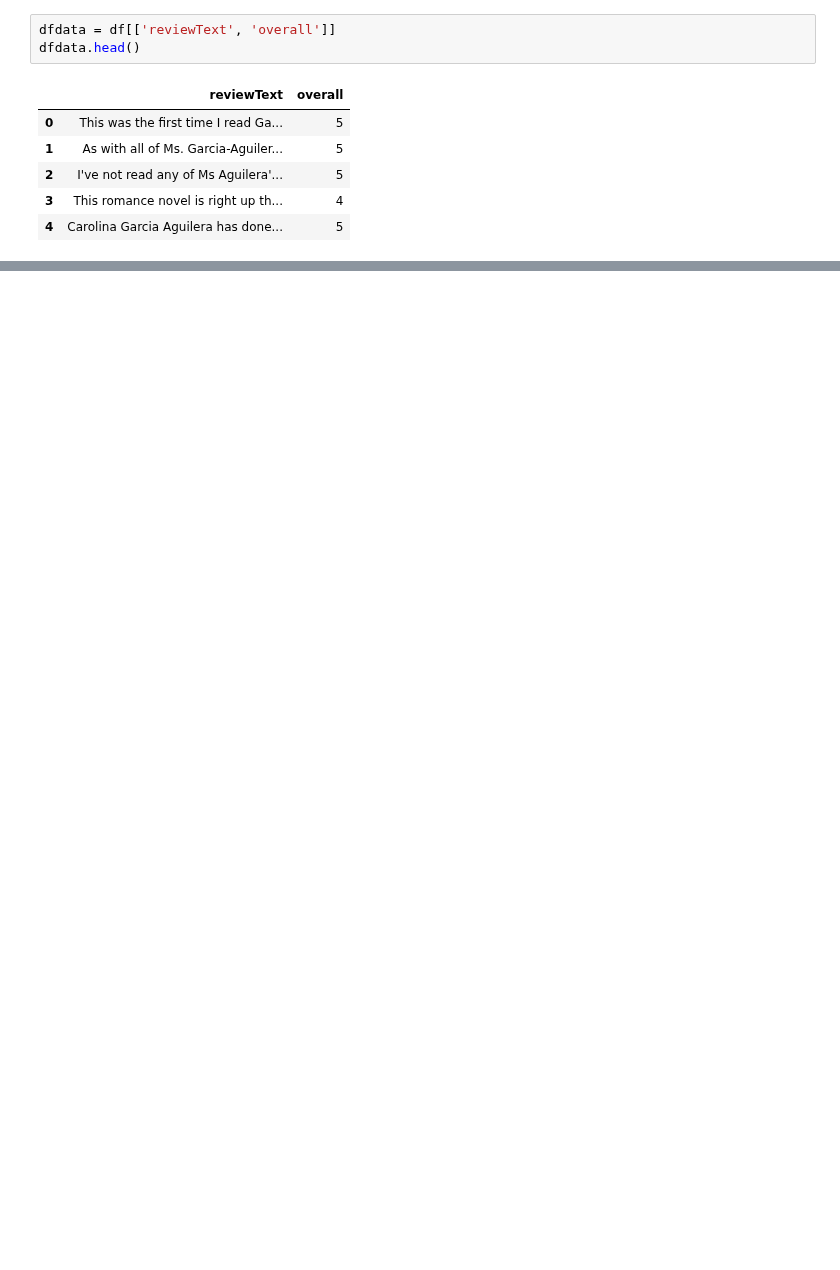
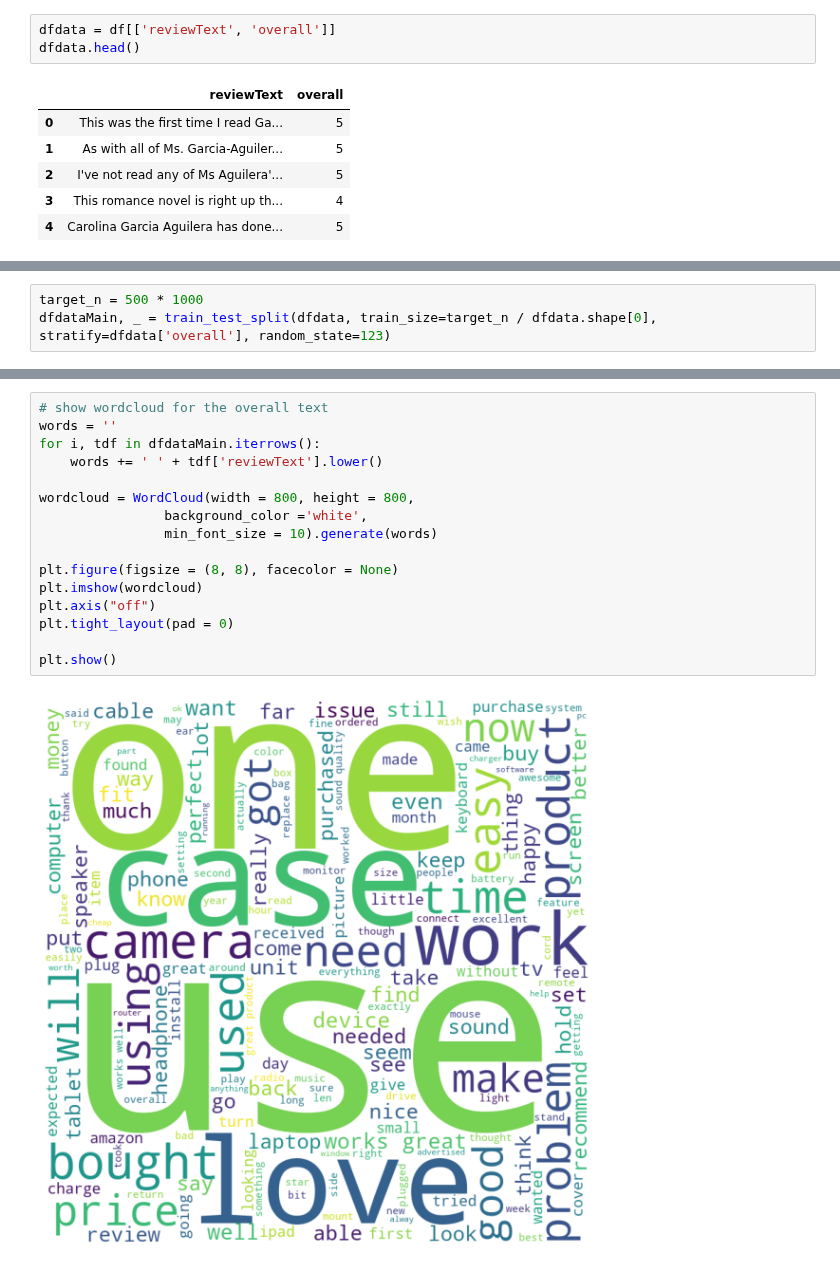
Before and after one commit to harizjet/SubjectSentimentModelling, a Jupyter notebook: exploring/exploring3.ipynb, the cells around one changed output, grey strips where cells are left out. Drawn from its saved outputs; the diff is of its cells as text; blank space fills up the shorter version.

```diff
--- a/exploring/exploring3.ipynb
+++ b/exploring/exploring3.ipynb
@@ -389,0 +339,3 @@ dtype: int64
+# %%
+target_n = 500 * 1000
+dfdataMain, _ = train_test_split(dfdata, train_size=target_n / dfdata.shape[0], stratify=dfdata['overall'], random_state=123)
@@ -389,0 +346,18 @@ dtype: int64
+# %%
+# show wordcloud for the overall text
+words = ''
+for i, tdf in dfdataMain.iterrows():
+    words += ' ' + tdf['reviewText'].lower()
+
+wordcloud = WordCloud(width = 800, height = 800,
+                background_color ='white',
+                min_font_size = 10).generate(words)
+
+plt.figure(figsize = (8, 8), facecolor = None)
+plt.imshow(wordcloud)
+plt.axis("off")
+plt.tight_layout(pad = 0)
+
+plt.show()
+# %% [output]
+[figure, added]
```
Also changed, not shown: parts of 29 cells of this notebook, 1 other file.
